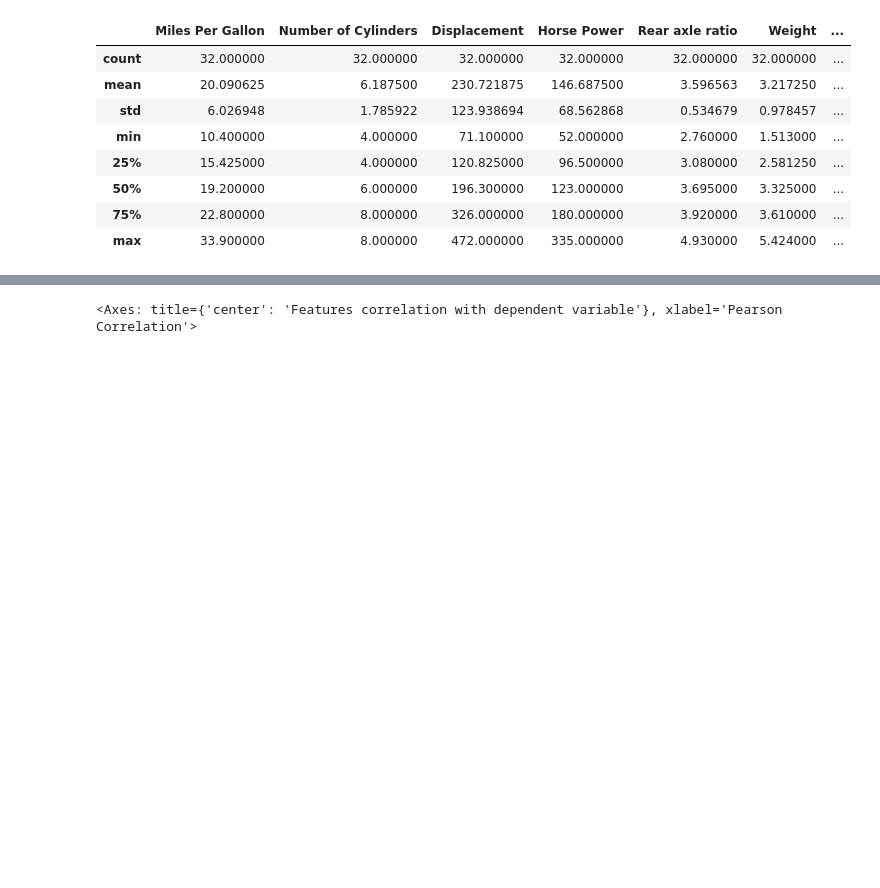
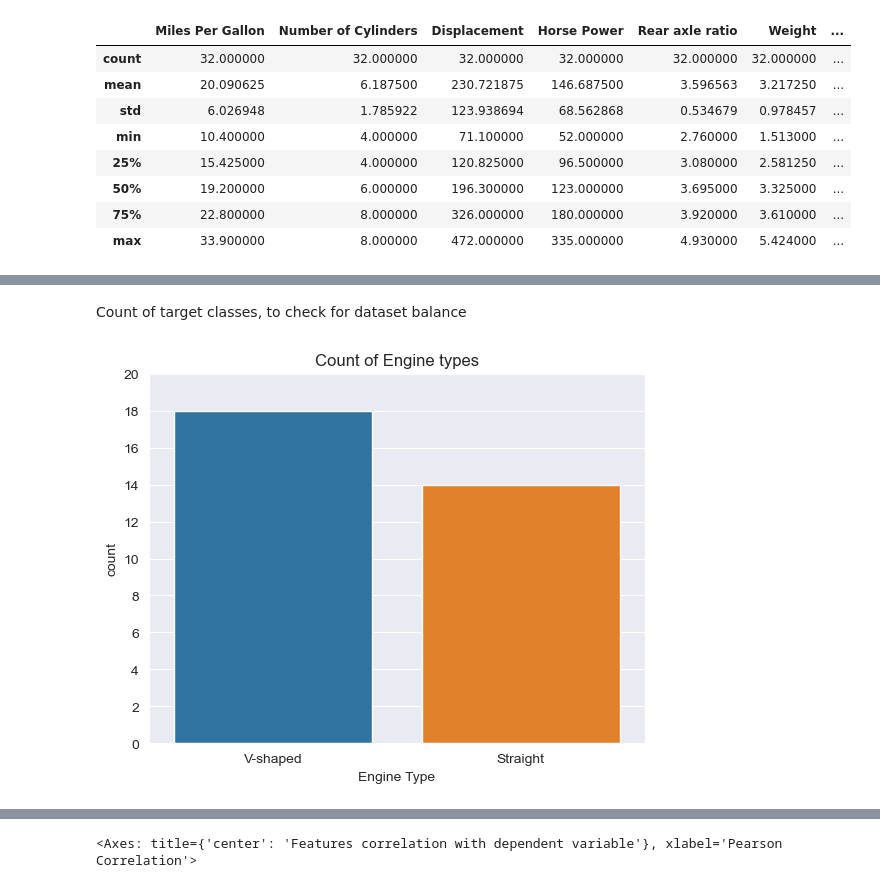
Before and after one commit to aleksandardpantic/cars-case-study, a Jupyter notebook: ExploratoryDataAnalysisMTCARS.ipynb, the cells around one changed output, grey strips where cells are left out. Drawn from its saved outputs; the diff is of its cells as text; code cells hidden in the pictures; blank space fills up the shorter version.

```diff
--- a/ExploratoryDataAnalysisMTCARS.ipynb
+++ b/ExploratoryDataAnalysisMTCARS.ipynb
@@ -124,0 +124,10 @@ columns = np.delete(columns, [8])
+# %% [markdown]
+Count of target classes, to check for dataset balance
+# %%
+vs_countplot = sns.countplot(data=mtcars_, x='Engine Type')
+vs_countplot.set(title='Count of Engine types')
+vs_countplot.set_yticks(range(0,22,2))
+
+plt.show()
+# %% [output]
+[figure, added]
```
Also changed, not shown: parts of 59 cells of this notebook, 14 other files.
